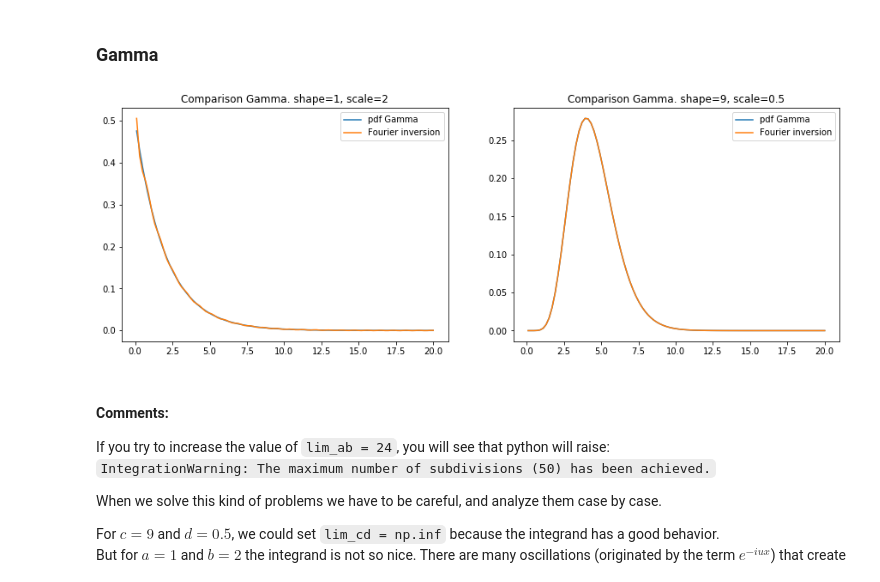
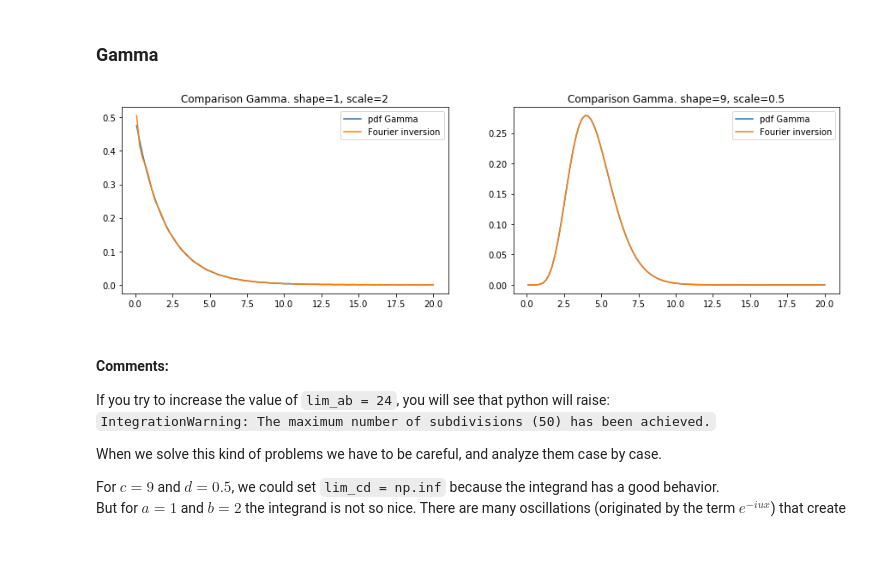
Before and after one commit to cantaro86/Financial-Models-Numerical-Methods, a Jupyter notebook: 1.3 Fourier transform methods.ipynb, the cells around one changed output. Cells and saved outputs as stored; diff of their text form; code cells hidden in the pictures; blank space fills up the shorter version.

```diff
--- a/1.3 Fourier transform methods.ipynb
+++ b/1.3 Fourier transform methods.ipynb
@@ -241,25 +241,25 @@ plt.show()
 # %%
 xx = np.linspace(0.1,20,100)
 a = 1     #shape parameter
 b = 2     #scale parameter
 c = 9     #shape parameter
 d = 0.5   #scale parameter
 lim_ab = 24
 lim_cd = np.inf
 cf_gamma_ab = partial(cf_gamma, a=a, b=b)   # function binding
 cf_gamma_cd = partial(cf_gamma, a=c, b=d)   # function binding
 
-fig = plt.figure(figsize=(15,5))
+fig = plt.figure(figsize=(15,4))
 ax1 = fig.add_subplot(121); ax2 = fig.add_subplot(122)
 ax1.plot(xx,ss.gamma.pdf(xx, a, scale=b), label="pdf Gamma")
 ax1.plot(xx,[Gil_Pelaez_pdf(i,cf_gamma_ab, lim_ab) for i in xx], label="Fourier inversion" )
 ax1.set_title("Comparison Gamma. shape=1, scale=2"); ax1.legend()
 ax2.plot(xx,ss.gamma.pdf(xx,c, scale=d), label="pdf Gamma")
 ax2.plot(xx,[Gil_Pelaez_pdf(i,cf_gamma_cd, lim_cd) for i in xx], label="Fourier inversion" )
 ax2.set_title("Comparison Gamma. shape=9, scale=0.5"); ax2.legend()
 plt.show()
 # %% [output]
-[figure, old version]
+[figure, new version]
 # %% [markdown]
 #### Comments:
 
```
Also changed, not shown: parts of 11 cells of this notebook, 14 other files.
